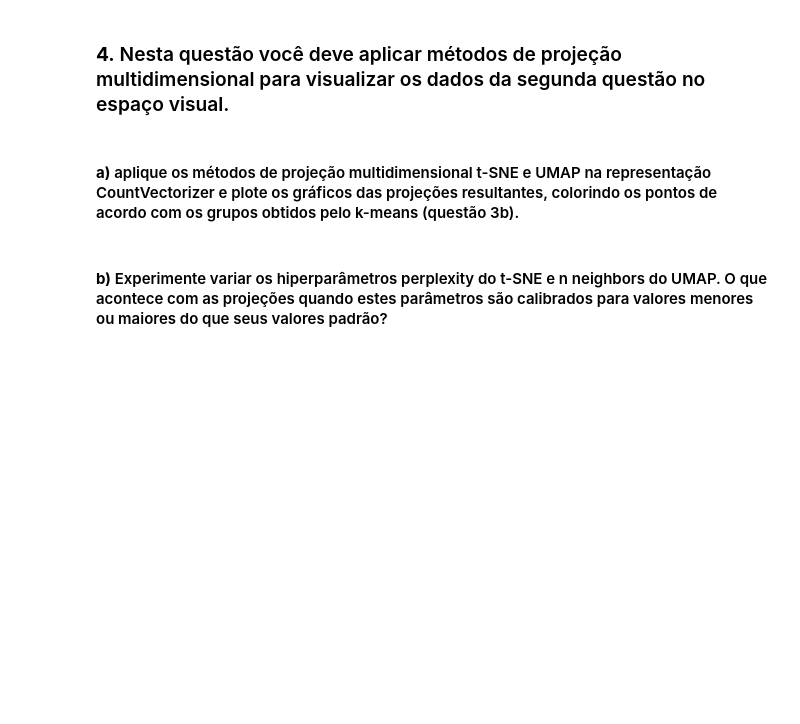
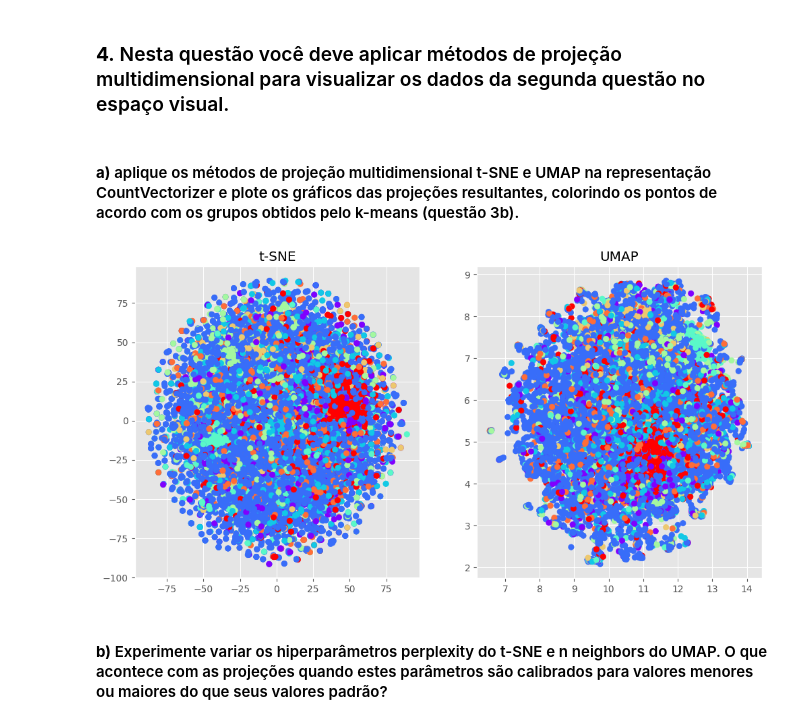
Before and after one commit to karlasophiacruz/nlp-2023.1, a Jupyter notebook: lista 2/PLN_Lista_2.ipynb, the cells around one changed output. Cells and saved outputs as stored; diff of their text form; code cells hidden in the pictures; blank space fills up the shorter version.

```diff
--- a/lista 2/PLN_Lista_2.ipynb
+++ b/lista 2/PLN_Lista_2.ipynb
@@ -74,7 +349,31 @@ df.head()
+# %%
+kmeans = KMeans(n_clusters=best_k, n_init=10, random_state=42)
+kmeans.fit(X_pca)
+predict_kmeans = kmeans.labels_
 # %% [markdown]
 ### **4.** Nesta questão você deve aplicar métodos de projeção multidimensional para visualizar os dados da segunda questão no espaço visual.
 # %% [markdown]
 #### **a)** aplique os métodos de projeção multidimensional t-SNE e UMAP na representação CountVectorizer e plote os gráficos das projeções resultantes, colorindo os pontos de acordo com os grupos obtidos pelo k-means (questão 3b).
+# %%
+tsne = TSNE(n_components=2, perplexity=30, random_state=42)
+tsne_result = tsne.fit_transform(X.toarray())
+# %%
+umap_model = umap.UMAP(n_components=2, n_neighbors=15, random_state=42)
+umap_result = umap_model.fit_transform(X)
+# %%
+plt.figure(figsize=(12, 6))
+
+plt.subplot(1, 2, 1)
+plt.scatter(tsne_result[:, 0], tsne_result[:, 1], c=predict_kmeans, cmap='rainbow')
+plt.title('t-SNE')
+
+plt.subplot(1, 2, 2)
+plt.scatter(umap_result[:, 0], umap_result[:, 1], c=predict_kmeans, cmap='rainbow')
+plt.title('UMAP')
+
+plt.show()
+# %% [output]
+[figure, added]
 # %% [markdown]
 #### **b)** Experimente variar os hiperparâmetros perplexity do t-SNE e n neighbors do UMAP. O que acontece com as projeções quando estes parâmetros são calibrados para valores menores ou maiores do que seus valores padrão?
 # %% [markdown]
```
Also changed, not shown: parts of 35 cells of this notebook, 2 other files.
